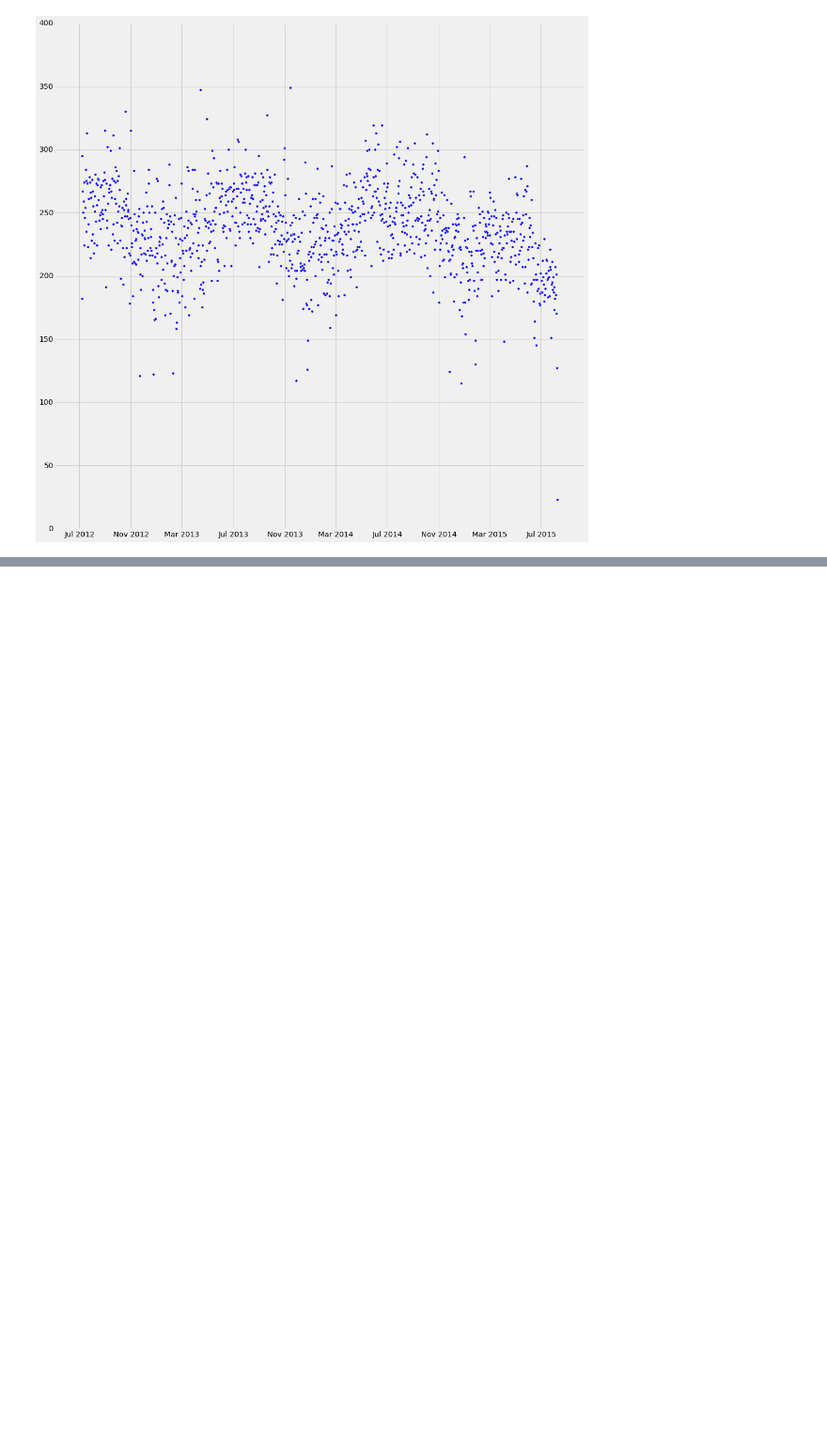
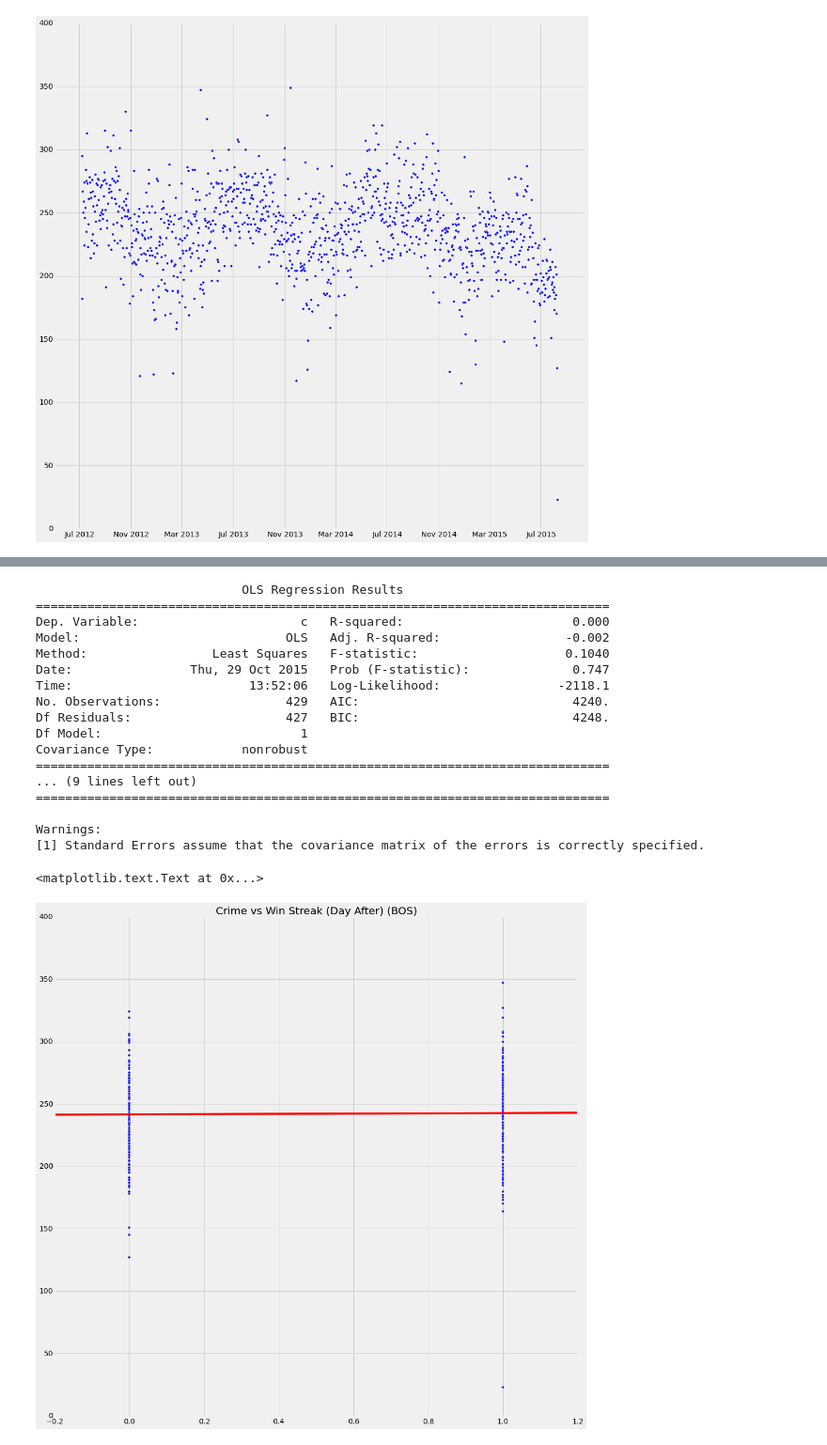
Before and after one commit to docmarionum1/ads_foundations, a Jupyter notebook: Test.ipynb, the cells around one changed output, grey strips where cells are left out. Shown at 94% size. Drawn from its saved outputs; the diff is of its cells as text; code cells hidden in the pictures; blank space fills up the shorter version.

```diff
--- a/Test.ipynb
+++ b/Test.ipynb
@@ -174,0 +204,36 @@ Warnings:
+# %%
+merged = pd.merge(df, crimes, on='Date')
+grouped = merged.groupby('Date')
+streak = []
+counts = []
+for d in sorted(grouped.groups.keys()):
+    streak.append(grouped.get_group(d).wl.iloc[0])
+    counts.append(grouped.get_group(d).count()['NatureCode'])
+
+figure, ax = pl.subplots(figsize=(16,16))
+ax.scatter(streak, counts)
+
+mod = smf.ols(formula='c ~ s', data = {'c': counts, 's': streak}).fit()
+print mod.summary()
+abline_plot(model_results=mod, ax=ax, color='red')
+ax.set_title('Crime vs Win Streak (Day After) (BOS)')
+# %% [output]
+                            OLS Regression Results
+==============================================================================
+Dep. Variable:                      c   R-squared:                       0.000
+Model:                            OLS   Adj. R-squared:                 -0.002
+Method:                 Least Squares   F-statistic:                    0.1040
+Date:                Thu, 29 Oct 2015   Prob (F-statistic):              0.747
+Time:                        13:52:06   Log-Likelihood:                -2118.1
+No. Observations:                 429   AIC:                             4240.
+Df Residuals:                     427   BIC:                             4248.
+Df Model:                           1
+Covariance Type:            nonrobust
+==============================================================================
+... (9 lines left out)
+==============================================================================
+
+Warnings:
+[1] Standard Errors assume that the covariance matrix of the errors is correctly specified.
+<matplotlib.text.Text at 0x...>
+[figure, added]
```
Also changed, not shown: parts of 11 cells of this notebook.
